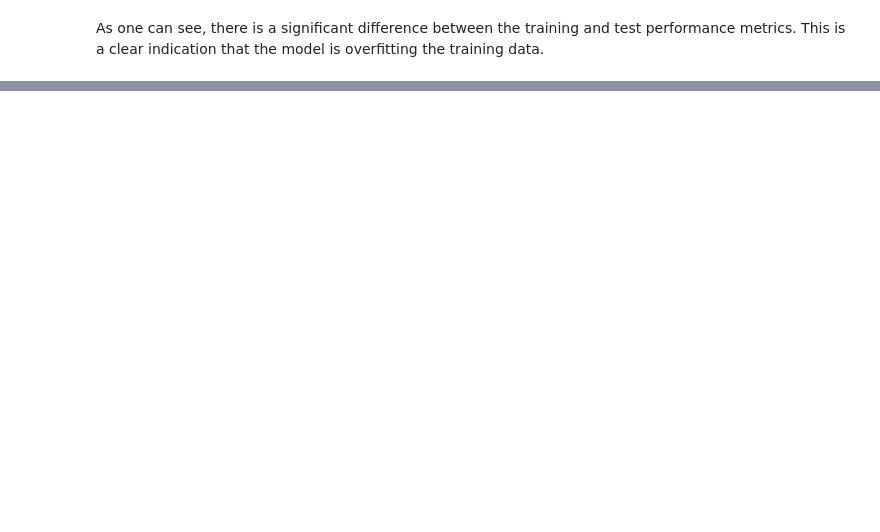
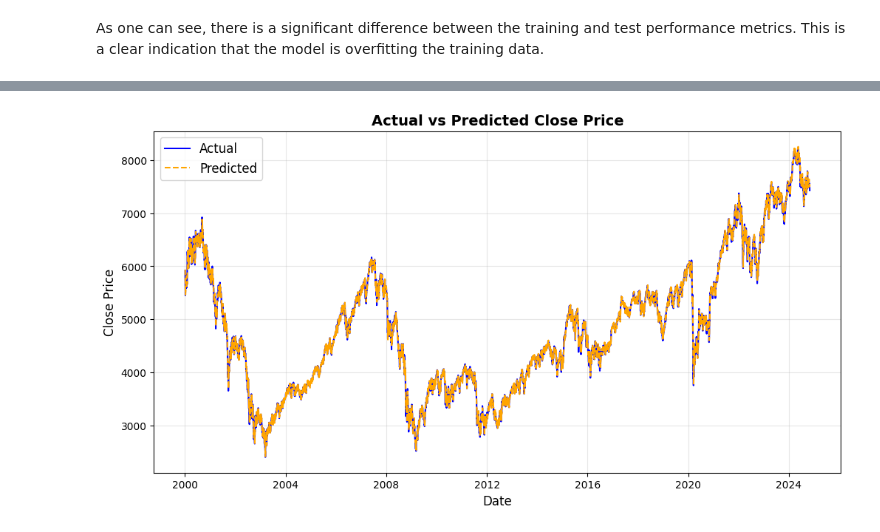
Before and after one commit to mathis-blln/projet_STA, a Jupyter notebook: Machine learning models/regression_ridge.ipynb, the cells around one changed output, grey strips where cells are left out. Saved outputs shown, nothing was run; the diff lists cells and outputs as text; code cells hidden in the pictures; blank space fills up the shorter version.

```diff
--- a/Machine learning models/regression_ridge.ipynb
+++ b/Machine learning models/regression_ridge.ipynb
@@ -715,0 +134,19 @@ class GradientBoostingNadarayaWatson:
+# %%
+## Plot on all datatset
+
+predictions = pd.Series(np.concatenate([y_train_pred, y_test_pred]), index=data["Date"])
+actual = data["Close"]
+plt.figure(figsize=(12, 6))
+# Customize colors for actual and predicted
+plt.plot(data["Date"], actual, label='Actual', color='blue', linewidth=1.5)  # Blue for actual
+plt.plot(data["Date"], predictions, label='Predicted', color='orange', linestyle='--', linewidth=1.5)  # Orange dashed for predicted
+
+# Add labels, legend, and grid
+plt.xlabel('Date', fontsize=12)
+plt.ylabel('Close Price', fontsize=12)
+plt.title('Actual vs Predicted Close Price', fontsize=14, fontweight='bold')
+plt.legend(fontsize=12)
+plt.grid(alpha=0.3)
+plt.show()
+# %% [output]
+[figure, added]
```
Also changed, not shown: parts of 56 cells of this notebook, 2 other files.
